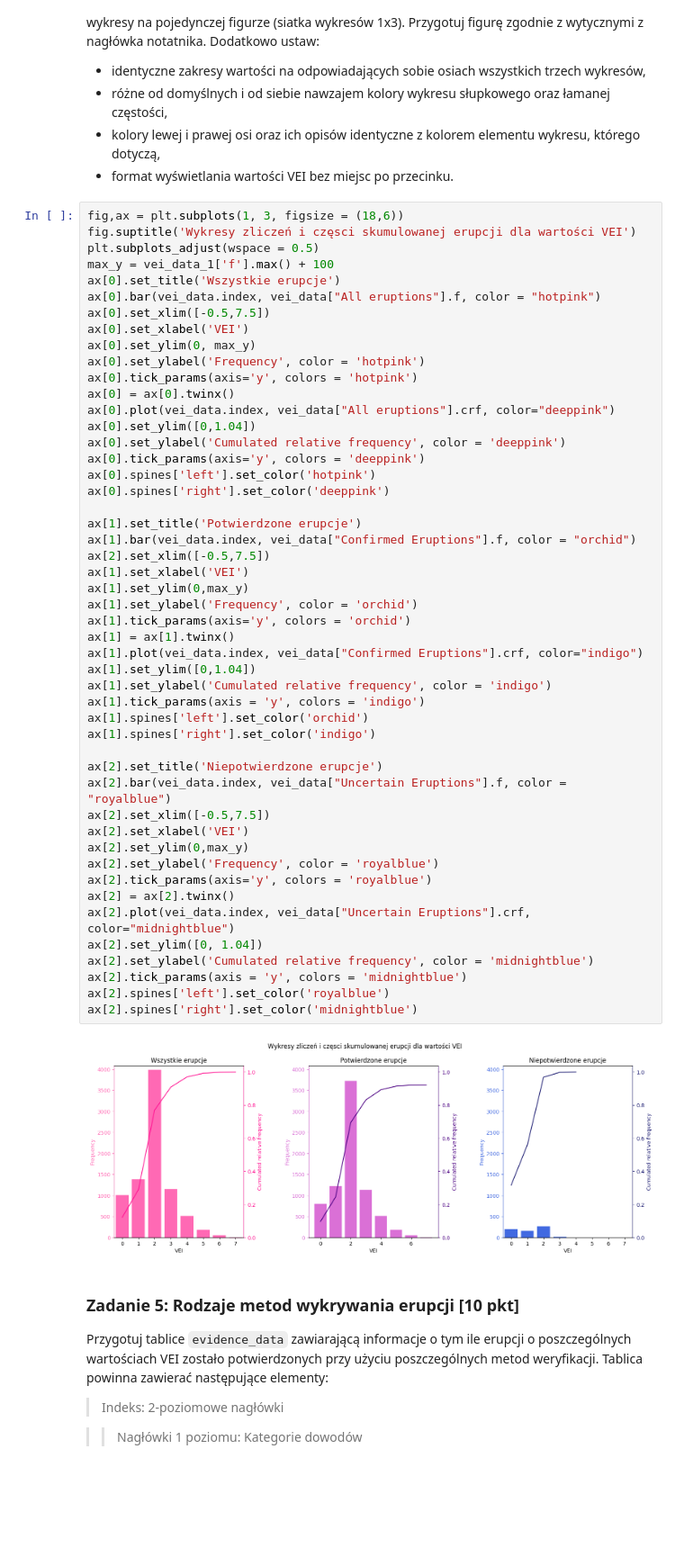
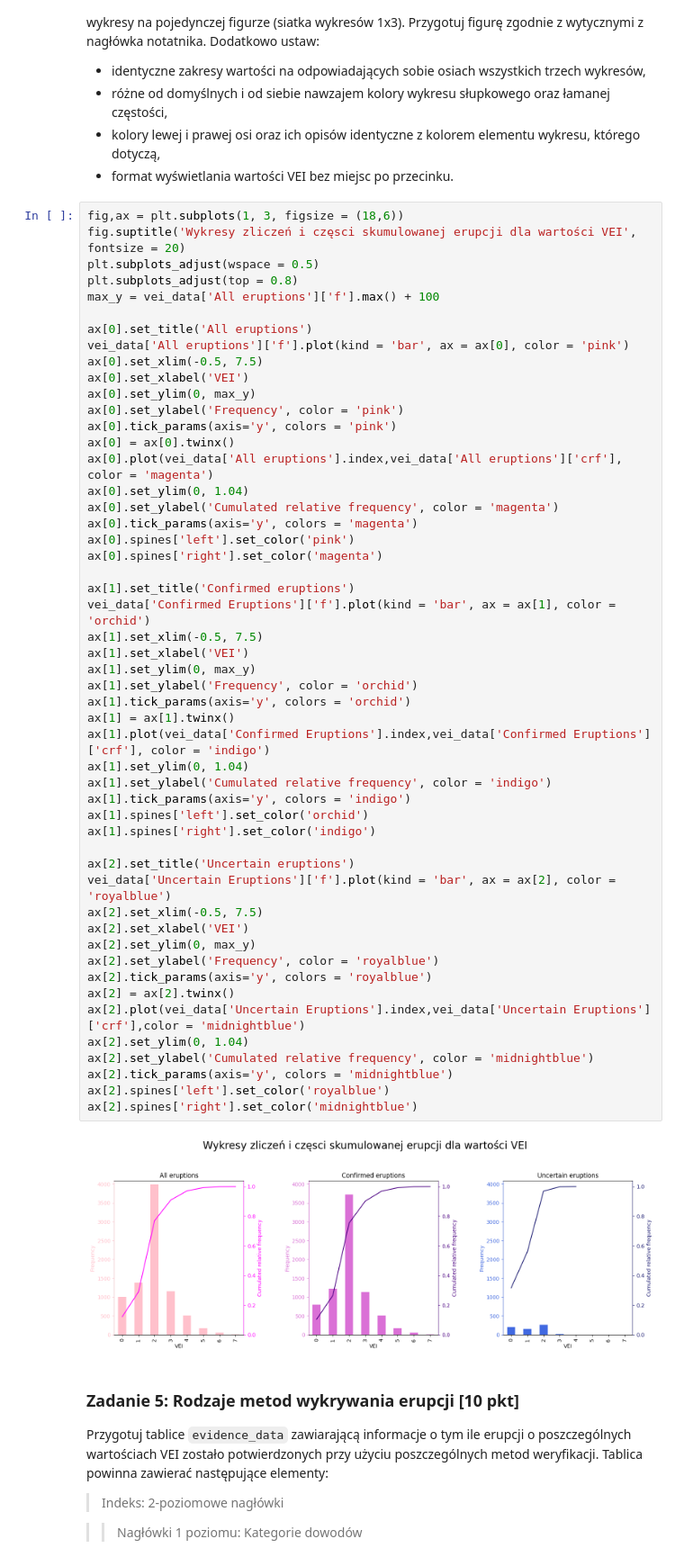
Before and after one commit to zuzannabrauer/dataAnalysisPython, a Jupyter notebook: ZZ01_CZ03.ipynb, the cells around one changed output. Shown at 90% size. Drawn from its saved outputs; the diff is of its cells as text; blank space fills up the shorter version.

```diff
--- a/ZZ01_CZ03.ipynb
+++ b/ZZ01_CZ03.ipynb
@@ -171,55 +141,57 @@ Zwizualizuj dane z przygotowanych tablic za pomocą wykresów słupkowych zlicze
 - format wyświetlania wartości VEI bez miejsc po przecinku.
 # %%
 fig,ax = plt.subplots(1, 3, figsize = (18,6))
-fig.suptitle('Wykresy zliczeń i częsci skumulowanej erupcji dla wartości VEI')
+fig.suptitle('Wykresy zliczeń i częsci skumulowanej erupcji dla wartości VEI', fontsize = 20)
 plt.subplots_adjust(wspace = 0.5)
-max_y = vei_data_1['f'].max() + 100
-ax[0].set_title('Wszystkie erupcje')
-ax[0].bar(vei_data.index, vei_data["All eruptions"].f, color = "hotpink")
-ax[0].set_xlim([-0.5,7.5])
+plt.subplots_adjust(top = 0.8)
+max_y = vei_data['All eruptions']['f'].max() + 100
+
+ax[0].set_title('All eruptions')
+vei_data['All eruptions']['f'].plot(kind = 'bar', ax = ax[0], color = 'pink')
+ax[0].set_xlim(-0.5, 7.5)
 ax[0].set_xlabel('VEI')
 ax[0].set_ylim(0, max_y)
-ax[0].set_ylabel('Frequency', color = 'hotpink')
-ax[0].tick_params(axis='y', colors = 'hotpink')
+ax[0].set_ylabel('Frequency', color = 'pink')
+ax[0].tick_params(axis='y', colors = 'pink')
 ax[0] = ax[0].twinx()
-ax[0].plot(vei_data.index, vei_data["All eruptions"].crf, color="deeppink")
-ax[0].set_ylim([0,1.04])
-ax[0].set_ylabel('Cumulated relative frequency', color = 'deeppink')
-ax[0].tick_params(axis='y', colors = 'deeppink')
-ax[0].spines['left'].set_color('hotpink')
-ax[0].spines['right'].set_color('deeppink')
+ax[0].plot(vei_data['All eruptions'].index,vei_data['All eruptions']['crf'], color = 'magenta')
+ax[0].set_ylim(0, 1.04)
+ax[0].set_ylabel('Cumulated relative frequency', color = 'magenta')
+ax[0].tick_params(axis='y', colors = 'magenta')
+ax[0].spines['left'].set_color('pink')
+ax[0].spines['right'].set_color('magenta')
 
-ax[1].set_title('Potwierdzone erupcje')
-ax[1].bar(vei_data.index, vei_data["Confirmed Eruptions"].f, color = "orchid")
-ax[2].set_xlim([-0.5,7.5])
+ax[1].set_title('Confirmed eruptions')
+vei_data['Confirmed Eruptions']['f'].plot(kind = 'bar', ax = ax[1], color = 'orchid')
+ax[1].set_xlim(-0.5, 7.5)
 ax[1].set_xlabel('VEI')
-ax[1].set_ylim(0,max_y)
+ax[1].set_ylim(0, max_y)
 ax[1].set_ylabel('Frequency', color = 'orchid')
 ax[1].tick_params(axis='y', colors = 'orchid')
 ax[1] = ax[1].twinx()
-ax[1].plot(vei_data.index, vei_data["Confirmed Eruptions"].crf, color="indigo")
-ax[1].set_ylim([0,1.04])
+ax[1].plot(vei_data['Confirmed Eruptions'].index,vei_data['Confirmed Eruptions']['crf'], color = 'indigo')
+ax[1].set_ylim(0, 1.04)
 ax[1].set_ylabel('Cumulated relative frequency', color = 'indigo')
-ax[1].tick_params(axis = 'y', colors = 'indigo')
+ax[1].tick_params(axis='y', colors = 'indigo')
 ax[1].spines['left'].set_color('orchid')
 ax[1].spines['right'].set_color('indigo')
 
-ax[2].set_title('Niepotwierdzone erupcje')
-ax[2].bar(vei_data.index, vei_data["Uncertain Eruptions"].f, color = "royalblue")
-ax[2].set_xlim([-0.5,7.5])
+ax[2].set_title('Uncertain eruptions')
+vei_data['Uncertain Eruptions']['f'].plot(kind = 'bar', ax = ax[2], color = 'royalblue')
+ax[2].set_xlim(-0.5, 7.5)
 ax[2].set_xlabel('VEI')
-ax[2].set_ylim(0,max_y)
+ax[2].set_ylim(0, max_y)
 ax[2].set_ylabel('Frequency', color = 'royalblue')
 ax[2].tick_params(axis='y', colors = 'royalblue')
 ax[2] = ax[2].twinx()
-ax[2].plot(vei_data.index, vei_data["Uncertain Eruptions"].crf, color="midnightblue")
-ax[2].set_ylim([0, 1.04])
+ax[2].plot(vei_data['Uncertain Eruptions'].index,vei_data['Uncertain Eruptions']['crf'],color = 'midnightblue')
+ax[2].set_ylim(0, 1.04)
 ax[2].set_ylabel('Cumulated relative frequency', color = 'midnightblue')
-ax[2].tick_params(axis = 'y', colors = 'midnightblue')
+ax[2].tick_params(axis='y', colors = 'midnightblue')
 ax[2].spines['left'].set_color('royalblue')
 ax[2].spines['right'].set_color('midnightblue')
 # %% [output]
-[figure, old version]
+[figure, new version]
 # %% [markdown]
 ### Zadanie 5: Rodzaje metod wykrywania erupcji [10 pkt]
 
```
Also changed, not shown: parts of 4 cells of this notebook.
